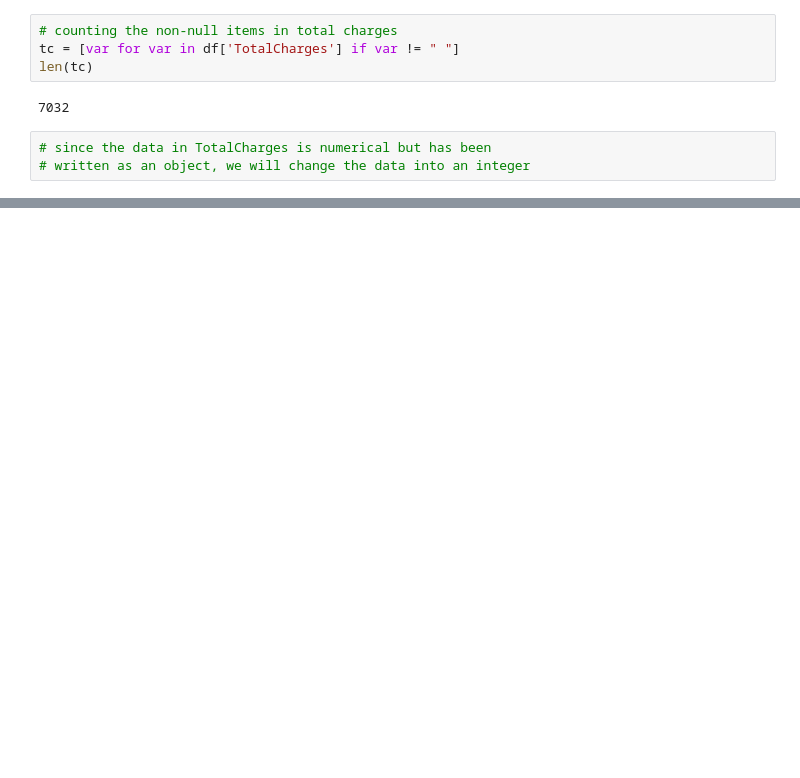
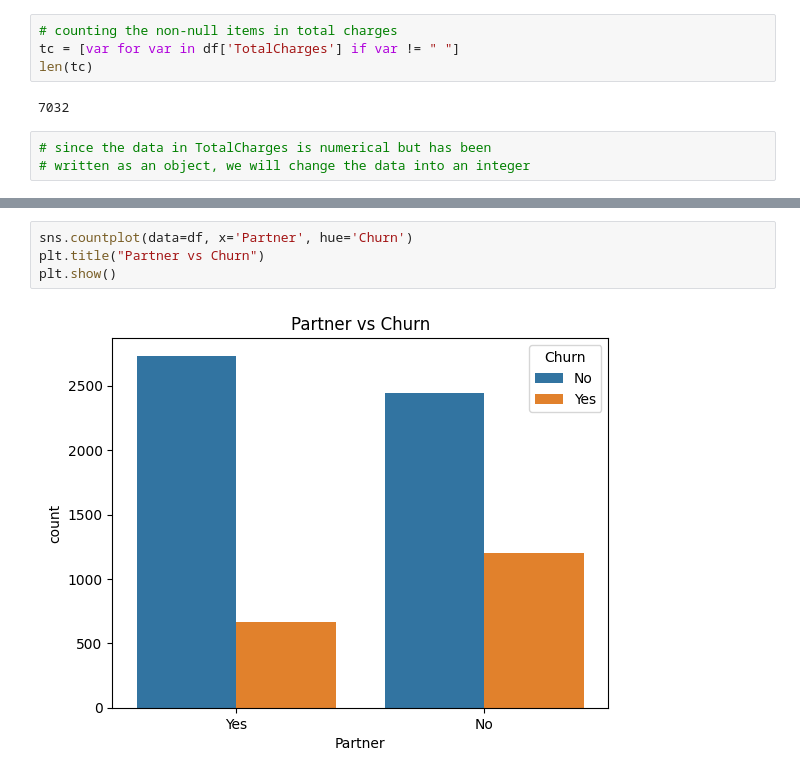
Before and after one commit to Deb-bie/customer-churn-prediction, a Jupyter notebook: notebooks/01_data_exploration/eda_overview.ipynb, the cells around one changed output, grey strips where cells are left out. Drawn from its saved outputs; the diff is of its cells as text; blank space fills up the shorter version.

```diff
--- a/notebooks/01_data_exploration/eda_overview.ipynb
+++ b/notebooks/01_data_exploration/eda_overview.ipynb
@@ -455,0 +490,6 @@ len(tc)
+# %%
+sns.countplot(data=df, x='Partner', hue='Churn')
+plt.title("Partner vs Churn")
+plt.show()
+# %% [output]
+[figure, added]
```
Also changed, not shown: parts of 30 cells of this notebook.
